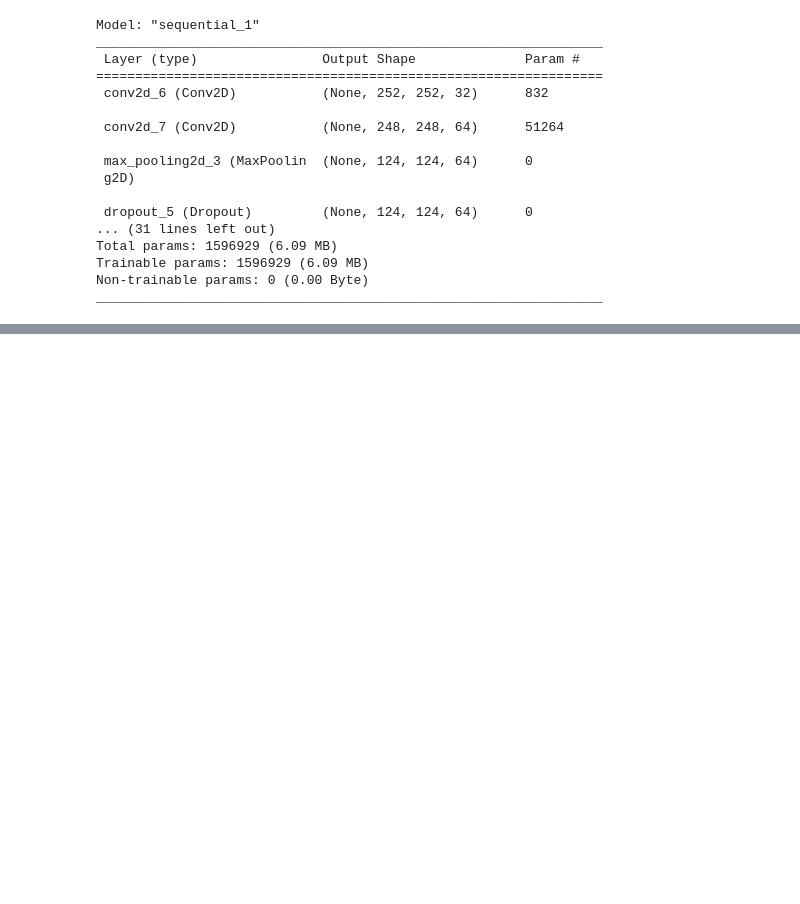
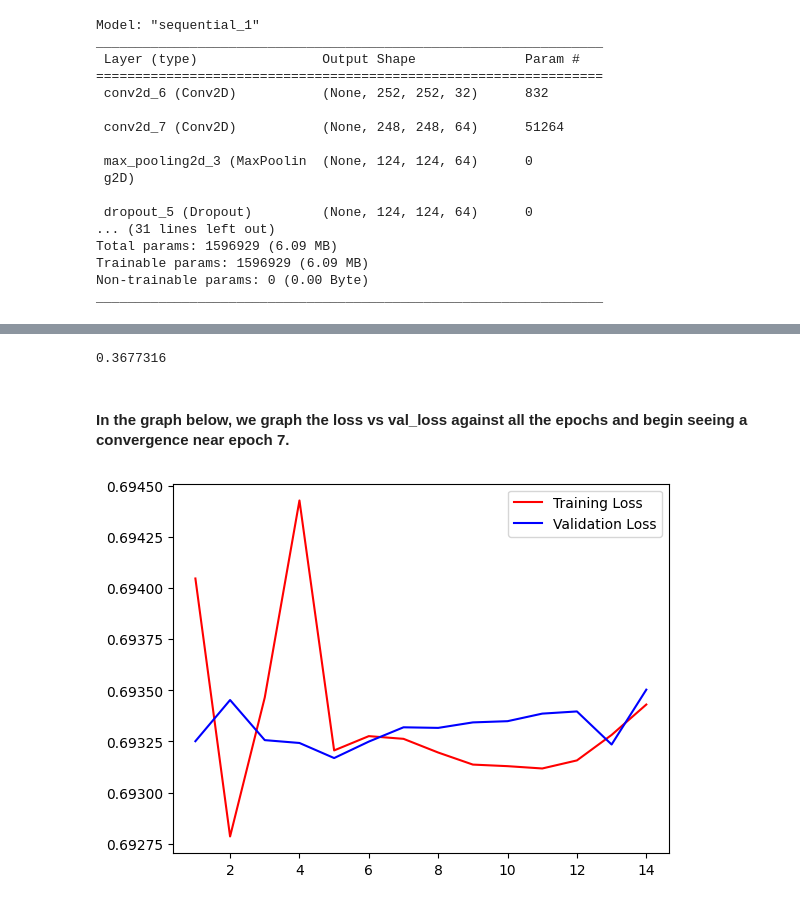
Before and after one commit to kavang02/RSNA-Breast-Cancer-Detection, a Jupyter notebook: CNN.ipynb, the cells around one changed output, grey strips where cells are left out. Saved outputs shown, nothing was run; the diff lists cells and outputs as text; code cells hidden in the pictures; blank space fills up the shorter version.

```diff
--- a/CNN.ipynb
+++ b/CNN.ipynb
@@ -117,3 +134,3 @@ len(xTrain), len(xVal)
 # %%
-gendTrain = BatchCreator(xTrain, 1, 15)
-gendVal = BatchCreator(xVal, 1, 15)
+gendTrain = BatchCreator(xTrain, 1, 13)
+gendVal = BatchCreator(xVal, 1, 13)
@@ -187,4 +208,4 @@ _________________________________________________________________
 # f1score = balance between recall and precision, we want high number
 
 
-history = model.fit(gendTrain, validation_data = gendVal, epochs = 4)
+history = model.fit(gendTrain, validation_data = gendVal, epochs = 14)
@@ -202,8 +235,34 @@ max(f1Score)
+# %%
+import numpy as np
+
+def f1Score(precision, recall):
+    # Change all NANS to 0
+    precision = np.nan_to_num(precision)
+    recall = np.nan_to_num(recall)
+
+    # Calculate f1 score and make sure the denominator is never 0
+    denominator = precision + recall
+    f1 = np.where(denominator == 0, 0, 2 * (precision * recall))
+
+    return np.nanmean(f1)
+
+# Loop through all epochs and calculate the f1 score values from the 3 different
+# recall and precision thresholds that we had specified in the model
+for epoch, (precision, recall) in enumerate(zip(history.history["precision_1"], history.history["recall_1"]), 1):
+    f1 = f1Score(precision, recall)
+
+f1
+# %% [output]
+0.3677316
+# %% [markdown]
+#### In the graph below, we graph the loss vs val_loss against all the epochs and begin seeing a convergence near epoch 7.
 # %%
-epochs = range(1, 5)
+epochs = range(1, 15)
 
-plt.plot(epochs, history.history['loss'], 'go', label = 'Training Loss')
+plt.plot(epochs, history.history['loss'], 'r', label = 'Training Loss')
 plt.plot(epochs, history.history['val_loss'], 'b', label = 'Validation Loss')
 plt.legend()
 
 plt.show()
+# %% [output]
+[figure, added]
```
Also changed, not shown: parts of 21 cells of this notebook, 3 other files.
